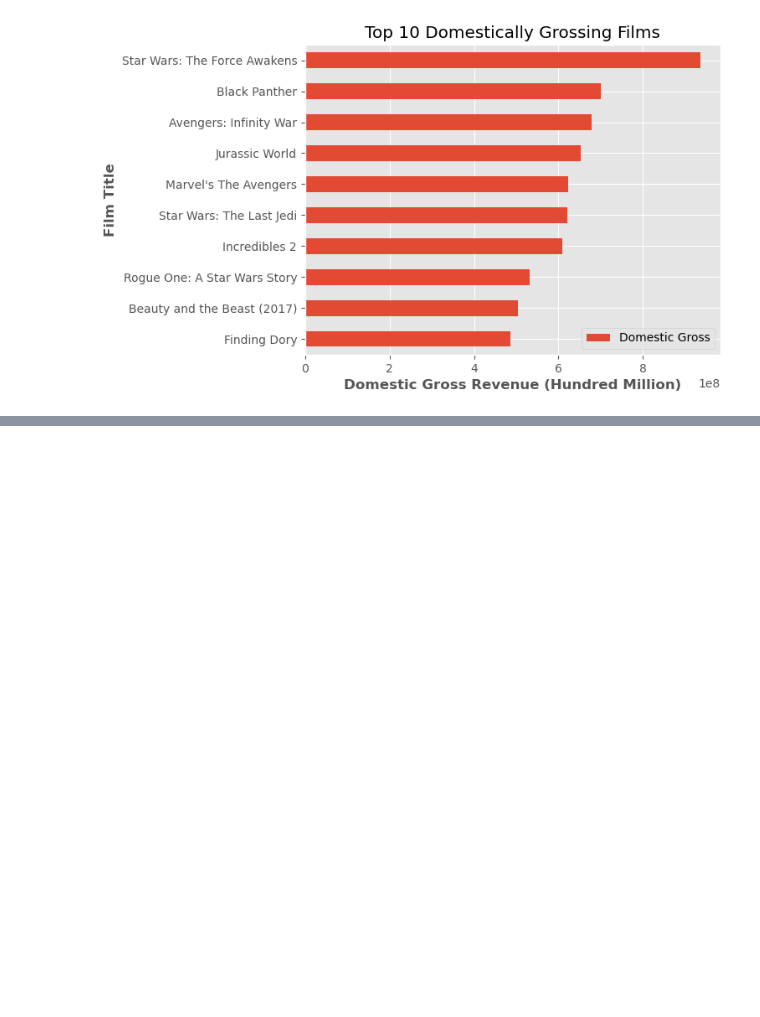
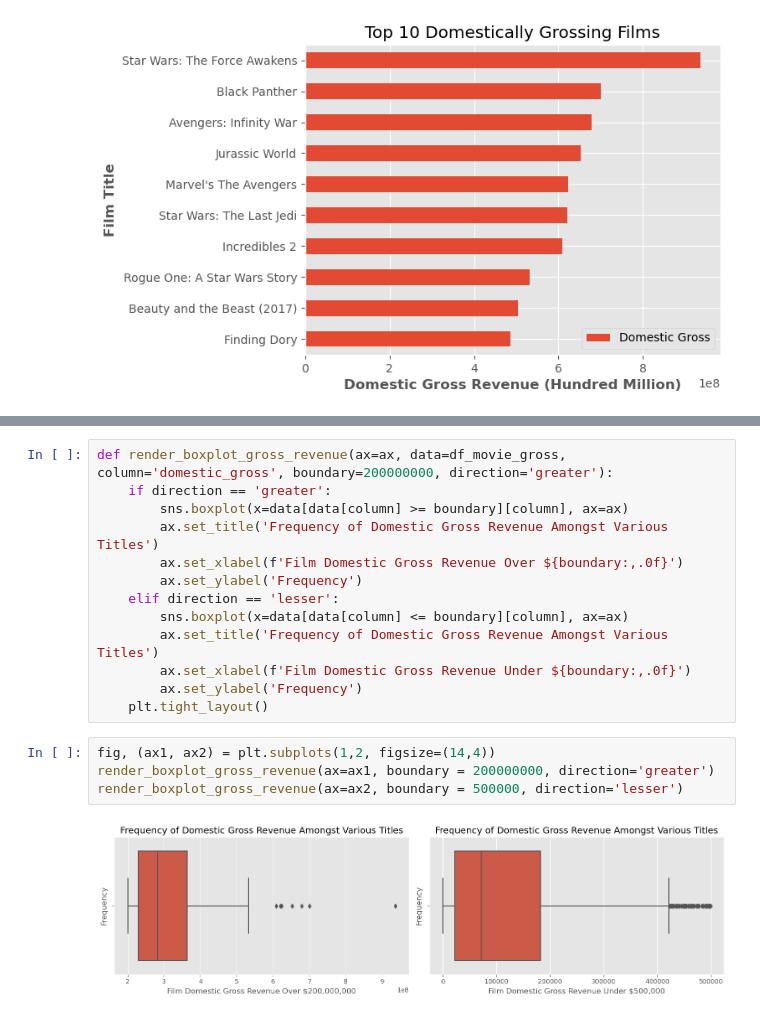
Before and after one commit to mrhussaink7/new-films-movie-data, a Jupyter notebook: index.ipynb, the cells around one changed output, grey strips where cells are left out. Saved outputs shown, nothing was run; the diff lists cells and outputs as text; blank space fills up the shorter version.

```diff
--- a/index.ipynb
+++ b/index.ipynb
@@ -363,0 +379,19 @@ Text(0, 0.5, 'Frequency')
+# %%
+def render_boxplot_gross_revenue(ax=ax, data=df_movie_gross, column='domestic_gross', boundary=200000000, direction='greater'):
+    if direction == 'greater':
+        sns.boxplot(x=data[data[column] >= boundary][column], ax=ax)
+        ax.set_title('Frequency of Domestic Gross Revenue Amongst Various Titles')
+        ax.set_xlabel(f'Film Domestic Gross Revenue Over ${boundary:,.0f}')
+        ax.set_ylabel('Frequency')
+    elif direction == 'lesser':
+        sns.boxplot(x=data[data[column] <= boundary][column], ax=ax)
+        ax.set_title('Frequency of Domestic Gross Revenue Amongst Various Titles')
+        ax.set_xlabel(f'Film Domestic Gross Revenue Under ${boundary:,.0f}')
+        ax.set_ylabel('Frequency')
+    plt.tight_layout()
+# %%
+fig, (ax1, ax2) = plt.subplots(1,2, figsize=(14,4))
+render_boxplot_gross_revenue(ax=ax1, boundary = 200000000, direction='greater')
+render_boxplot_gross_revenue(ax=ax2, boundary = 500000, direction='lesser')
+# %% [output]
+[figure, added]
```
Also changed, not shown: parts of 15 cells of this notebook.
